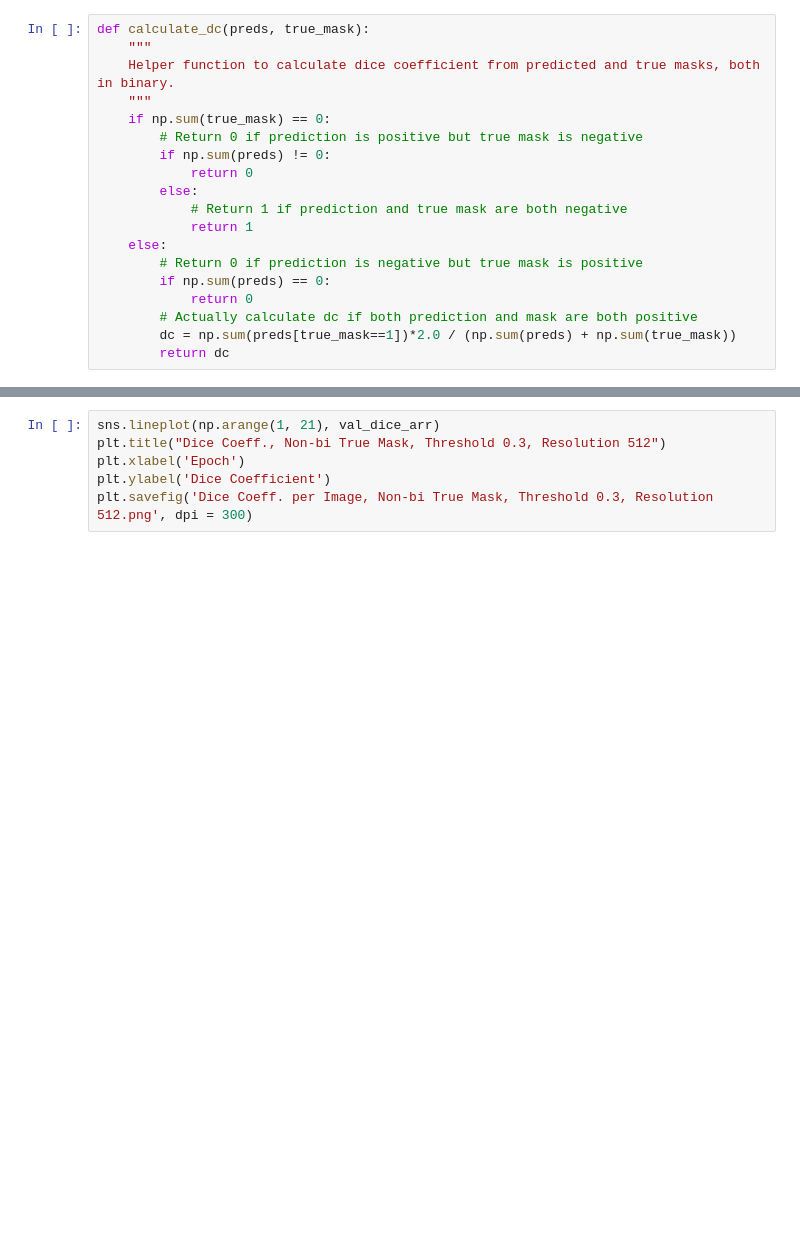
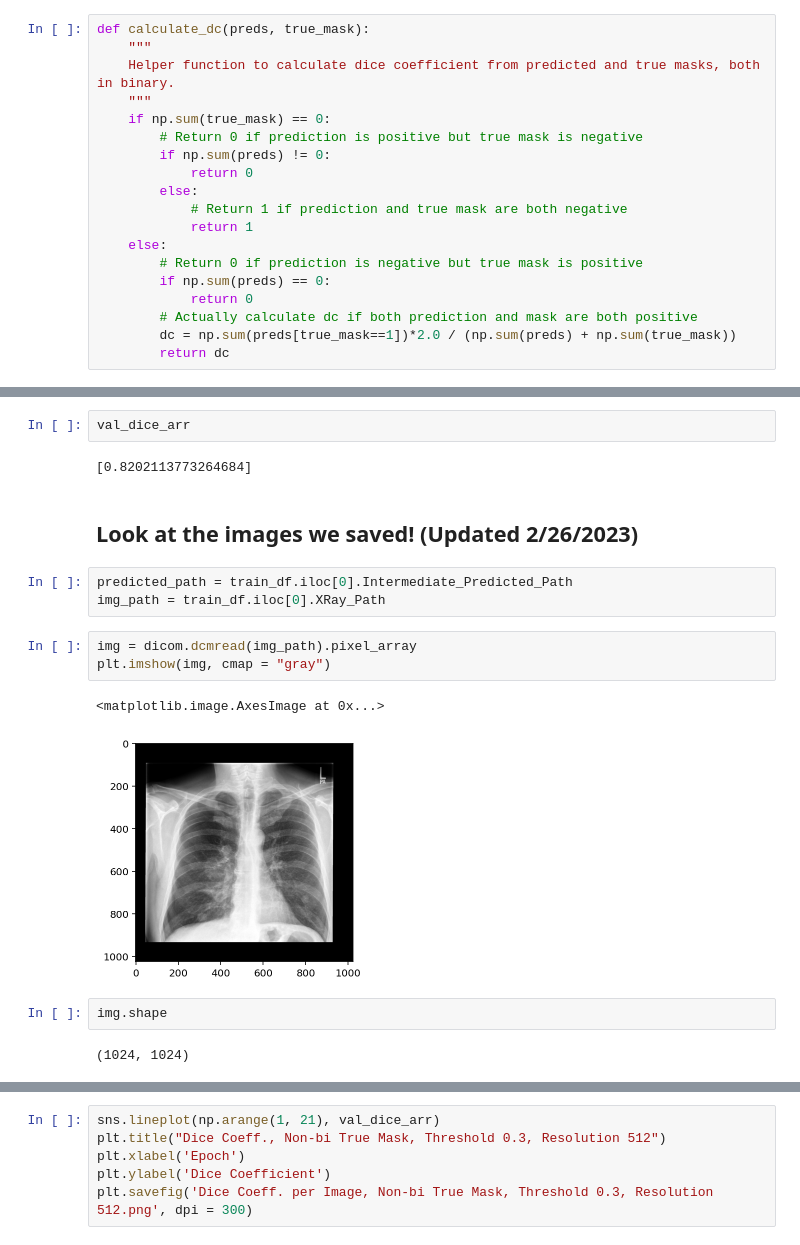
Before and after one commit to Angela-Wang111/DSC-180B-Project, a Jupyter notebook: ensemble_model_1.ipynb, the cells around one changed output, grey strips where cells are left out. Saved outputs shown, nothing was run; the diff lists cells and outputs as text; blank space fills up the shorter version.

```diff
--- a/ensemble_model_1.ipynb
+++ b/ensemble_model_1.ipynb
@@ -488,0 +502,19 @@ AttributeError: 'list' object has no attribute 'to'
+# %%
+val_dice_arr
+# %% [output]
+[0.8202113773264684]
+# %% [markdown]
+## Look at the images we saved! (Updated 2/26/2023)
+# %%
+predicted_path = train_df.iloc[0].Intermediate_Predicted_Path
+img_path = train_df.iloc[0].XRay_Path
+# %%
+img = dicom.dcmread(img_path).pixel_array
+plt.imshow(img, cmap = "gray")
+# %% [output]
+<matplotlib.image.AxesImage at 0x...>
+[figure, added]
+# %%
+img.shape
+# %% [output]
+(1024, 1024)
```
Also changed, not shown: parts of 33 cells of this notebook.
